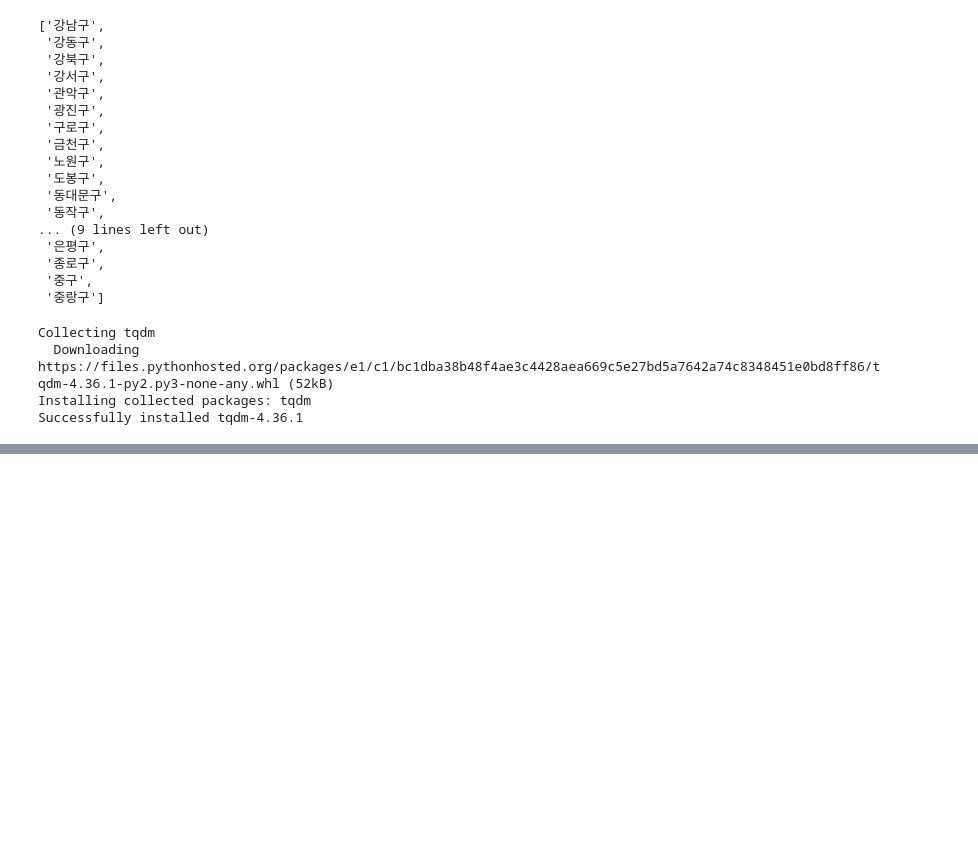
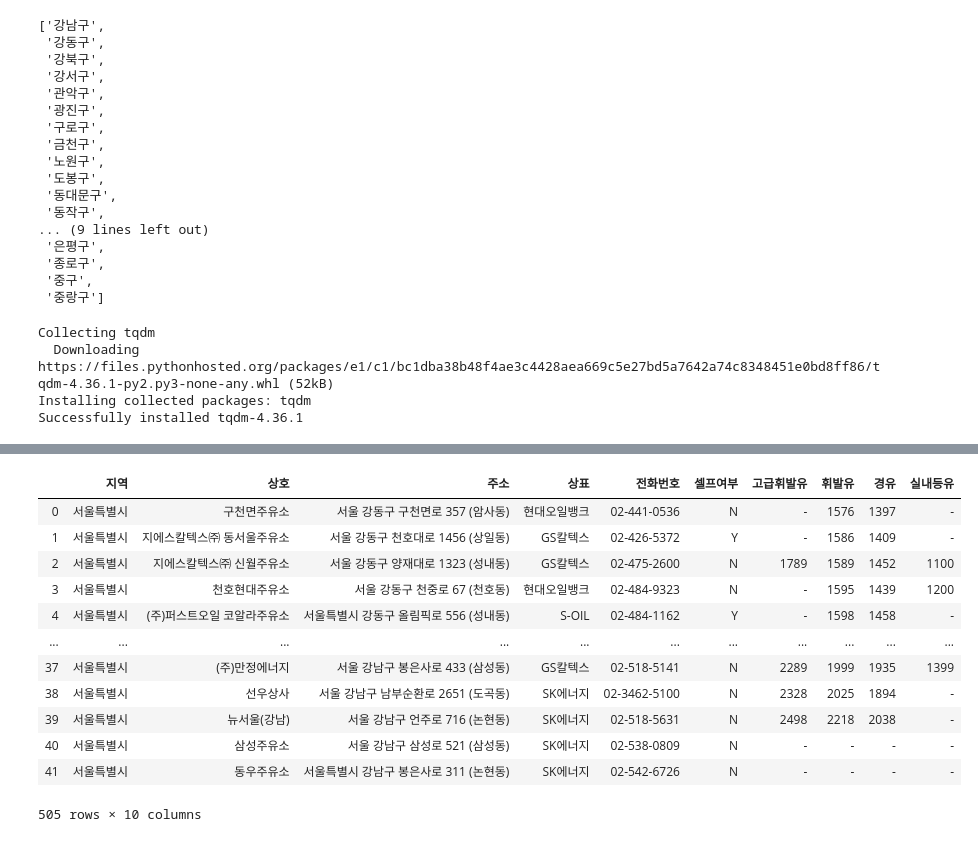
Before and after one commit to dazzul94/python_basic, a Jupyter notebook: 20190922/jupyter_04_opinet.ipynb, the cells around one changed output, grey strips where cells are left out. Saved outputs shown, nothing was run; the diff lists cells and outputs as text; code cells hidden in the pictures; blank space fills up the shorter version.

```diff
--- a/20190922/jupyter_04_opinet.ipynb
+++ b/20190922/jupyter_04_opinet.ipynb
@@ -102,0 +109,4 @@ driver.close()
+# %%
+# 엑셀 파일 리스트 선언
+station_files = glob('data/지역*.xls') # glob는 파일들의 목록을 뽑을 때 사용
+station_files
@@ -102,0 +131,27 @@ driver.close()
+# %%
+#concat 명령으로 파일을 합친다.
+
+tmp_raw = []
+
+# 엑셀 파일을 읽어서 tmp_raw에 담는다.
+for file_name in station_files:
+    # header = 2 : 엑셀파일을 열었을 때 2번째 row부터 시작
+    tmp = pd.read_excel(file_name, header = 2)
+    tmp_raw.append(tmp)
+
+station_row = pd.concat(tmp_raw)
+station_row
+# %% [output]
+|  | 지역 | 상호 | 주소 | 상표 | 전화번호 | 셀프여부 | 고급휘발유 | 휘발유 | 경유 | 실내등유 |
+| 0 | 서울특별시 | 구천면주유소 | 서울 강동구 구천면로 357 (암사동) | 현대오일뱅크 | 02-441-0536 | N | - | 1576 | 1397 | - |
+| 1 | 서울특별시 | 지에스칼텍스㈜ 동서울주유소 | 서울 강동구 천호대로 1456 (상일동) | GS칼텍스 | 02-426-5372 | Y | - | 1586 | 1409 | - |
+| 2 | 서울특별시 | 지에스칼텍스㈜ 신월주유소 | 서울 강동구 양재대로 1323 (성내동) | GS칼텍스 | 02-475-2600 | N | 1789 | 1589 | 1452 | 1100 |
+| 3 | 서울특별시 | 천호현대주유소 | 서울 강동구 천중로 67 (천호동) | 현대오일뱅크 | 02-484-9323 | N | - | 1595 | 1439 | 1200 |
+| 4 | 서울특별시 | (주)퍼스트오일 코알라주유소 | 서울특별시 강동구 올림픽로 556 (성내동) | S-OIL | 02-484-1162 | Y | - | 1598 | 1458 | - |
+| ... | ... | ... | ... | ... | ... | ... | ... | ... | ... | ... |
+| 37 | 서울특별시 | (주)만정에너지 | 서울 강남구 봉은사로 433 (삼성동) | GS칼텍스 | 02-518-5141 | N | 2289 | 1999 | 1935 | 1399 |
+| 38 | 서울특별시 | 선우상사 | 서울 강남구 남부순환로 2651 (도곡동) | SK에너지 | 02-3462-5100 | N | 2328 | 2025 | 1894 | - |
+| 39 | 서울특별시 | 뉴서울(강남) | 서울 강남구 언주로 716 (논현동) | SK에너지 | 02-518-5631 | N | 2498 | 2218 | 2038 | - |
+| 40 | 서울특별시 | 삼성주유소 | 서울 강남구 삼성로 521 (삼성동) | SK에너지 | 02-538-0809 | N | - | - | - | - |
+| 41 | 서울특별시 | 동우주유소 | 서울특별시 강남구 봉은사로 311 (논현동) | SK에너지 | 02-542-6726 | N | - | - | - | - |
+505 rows × 10 columns
```
Also changed, not shown: parts of 19 cells of this notebook, 25 other files.
